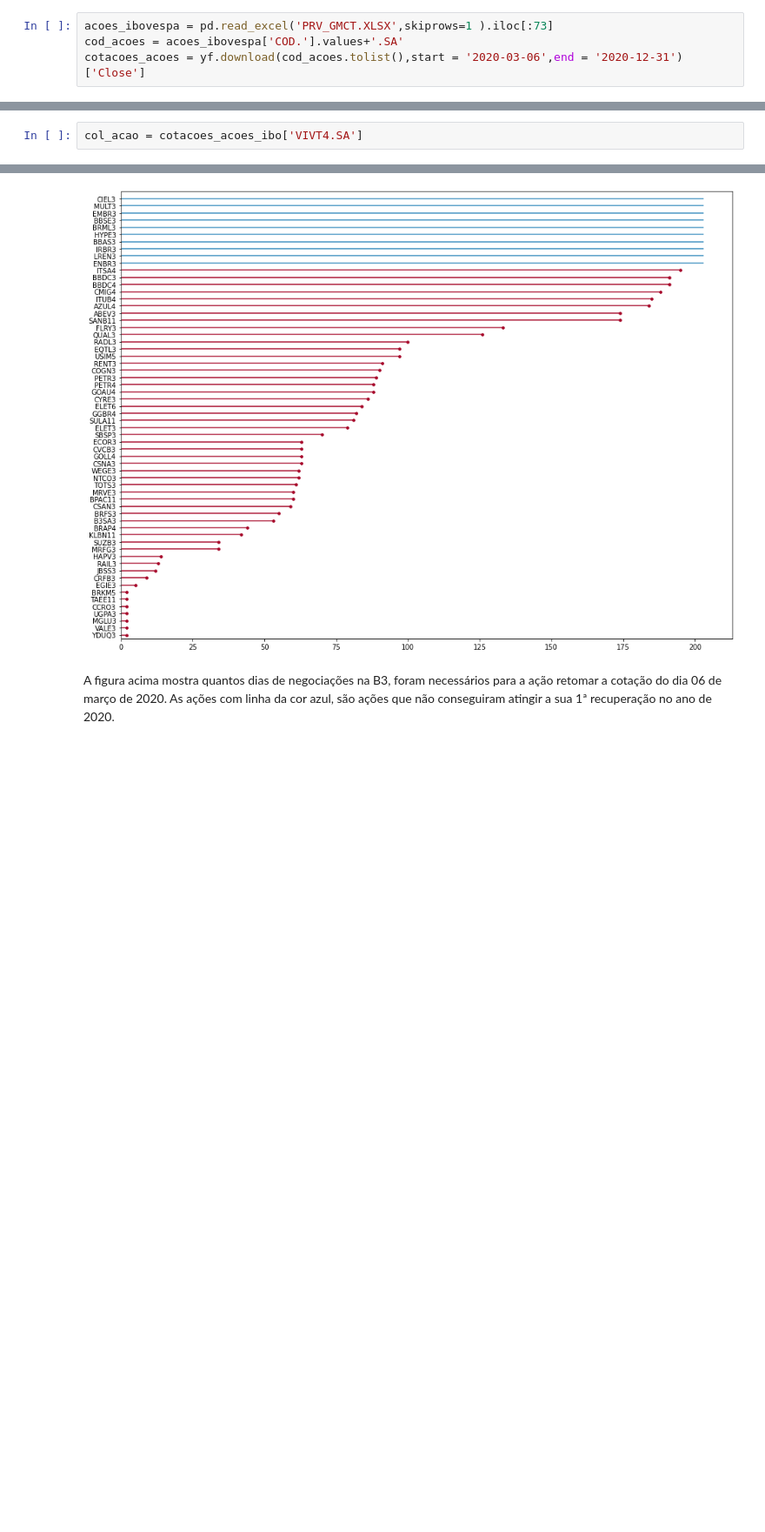
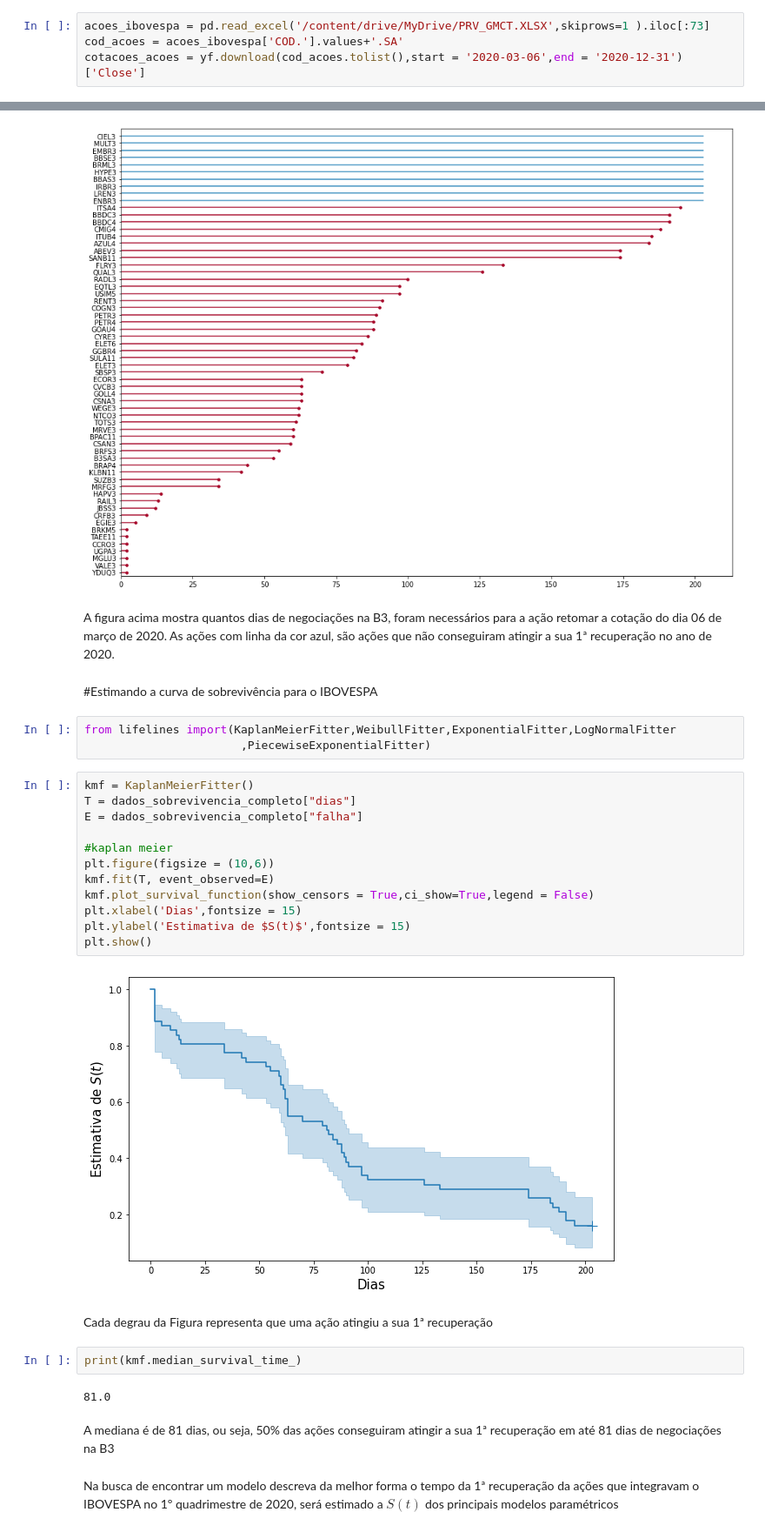
Before and after one commit to santos-luciano/GTDL, a Jupyter notebook: Análise_do_tempo_de_recuperação_do_IBOVESPA_de_2020.ipynb, the cells around one changed output, grey strips where cells are left out. Shown: that part at 87% size. Drawn from its saved outputs; the diff is of its cells as text; blank space fills up the shorter version.

```diff
--- a/Análise_do_tempo_de_recuperação_do_IBOVESPA_de_2020.ipynb
+++ b/Análise_do_tempo_de_recuperação_do_IBOVESPA_de_2020.ipynb
@@ -56,6 +56,6 @@ O primeiro acionamento do *circuit breaker* aconteceu no dia 9 de março (segund
 # %% [markdown]
 Será analisada o tempo de recuperação das ações com o marco inicial o último dia antes do acionamento do mecanismo de defesa, o dia 06 de março de 2020.
 # %%
-acoes_ibovespa = pd.read_excel('PRV_GMCT.XLSX',skiprows=1 ).iloc[:73]
+acoes_ibovespa = pd.read_excel('/content/drive/MyDrive/PRV_GMCT.XLSX',skiprows=1 ).iloc[:73]
 cod_acoes = acoes_ibovespa['COD.'].values+'.SA'
 cotacoes_acoes = yf.download(cod_acoes.tolist(),start = '2020-03-06',end = '2020-12-31')['Close']
@@ -77,5 +62,3 @@ cotacoes_acoes = yf.download(cod_acoes.tolist(),start = '2020-03-06',end = '2020
-# %%
-col_acao = cotacoes_acoes_ibo['VIVT4.SA']
 # %%
 cotacoes_acoes_ibo = cotacoes_acoes.reset_index()
 #cotacoes_acoes_ibo.reset_index(inplace = True)
@@ -105,3 +88,32 @@ ax = plot_lifetimes(dados_sobrevivencia_completo.dias,dados_sobrevivencia_comple
 [figure]
 # %% [markdown]
 A figura acima mostra quantos dias de negociações na B3, foram necessários para a ação retomar a cotação do dia 06 de março de 2020. As ações com linha da cor azul, são ações que não conseguiram atingir a sua 1ª recuperação no ano de 2020.
+# %% [markdown]
+#Estimando a curva de sobrevivência para o IBOVESPA
+# %%
+from lifelines import(KaplanMeierFitter,WeibullFitter,ExponentialFitter,LogNormalFitter
+                       ,PiecewiseExponentialFitter)
+# %%
+kmf = KaplanMeierFitter()
+T = dados_sobrevivencia_completo["dias"]
+E = dados_sobrevivencia_completo["falha"]
+
+#kaplan meier
+plt.figure(figsize = (10,6))
+kmf.fit(T, event_observed=E)
+kmf.plot_survival_function(show_censors = True,ci_show=True,legend = False)
+plt.xlabel('Dias',fontsize = 15)
+plt.ylabel('Estimativa de $S(t)$',fontsize = 15)
+plt.show()
+# %% [output]
+[figure, added]
+# %% [markdown]
+Cada degrau da Figura representa que uma ação atingiu a sua 1ª recuperação
+# %%
+print(kmf.median_survival_time_)
+# %% [output]
+81.0
+# %% [markdown]
+A mediana é de 81 dias, ou seja, 50% das ações conseguiram atingir a sua 1ª recuperação em até 81 dias de negociações na B3
+# %% [markdown]
+Na busca de encontrar um modelo descreva da melhor forma o tempo da 1ª recuperação da ações que integravam o IBOVESPA no 1º quadrimestre de 2020, será estimado a $S(t)$ dos principais modelos paramétricos
```
Also changed, not shown: parts of 6 cells of this notebook.
